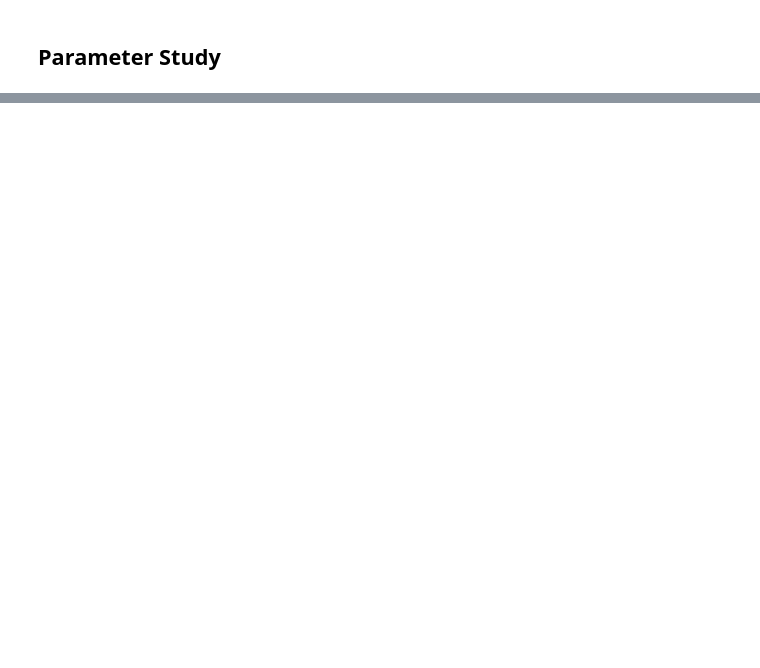
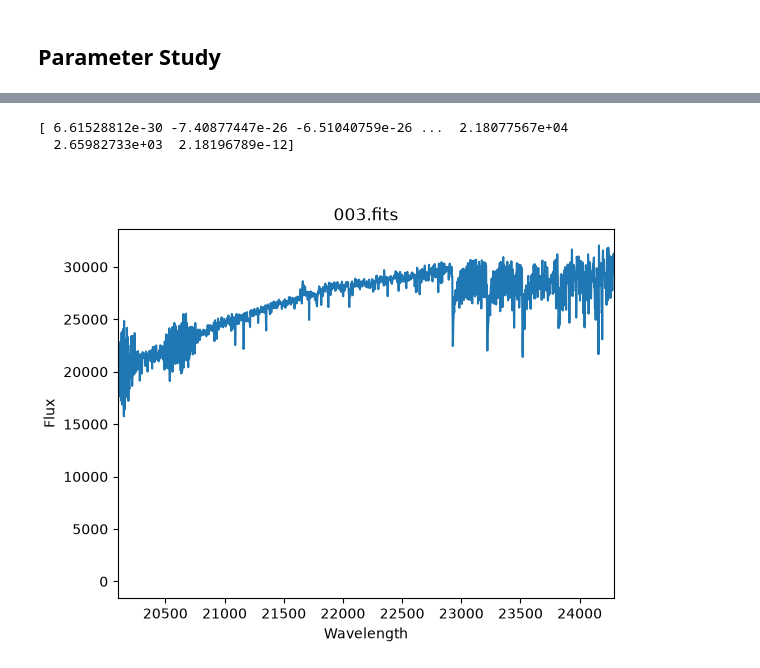
Before and after one commit to Keshavj-07/first_proj, a Jupyter notebook: scripts/NSC.ipynb, the cells around one changed output, grey strips where cells are left out. Cells and saved outputs as stored; diff of their text form; code cells hidden in the pictures; blank space fills up the shorter version.

```diff
--- a/scripts/NSC.ipynb
+++ b/scripts/NSC.ipynb
@@ -333,0 +312,9 @@ Coefficients [a0, a1, a2, a3, a4]: [ 1.15918311e+07 -2.08842097e+03  1.40736471e
+# %%
+name003 = '../data/nifs_spectra_2015/NE_1/NE_1_003.fits'
+hdulist003 = fits.open(name003)
+header003 = hdulist003[0].header
+print(repr(header003))
+pixels003 = np.arange(1,header003['NAXIS1']+1)
+print(pixels003)
+wavelength003 = (header003['CRVAL1'] + (pixels003 - header003['CRPIX1']) * header003['CD1_1'])*u.AA
+print(wavelength003)
@@ -333,0 +342,13 @@ Coefficients [a0, a1, a2, a3, a4]: [ 1.15918311e+07 -2.08842097e+03  1.40736471e
+# %%
+plt.figure()
+plt.plot(wavelength003, hdulist003[0].data)
+print(hdulist003[0].data)
+plt.xlabel("Wavelength")
+plt.ylabel("Flux")
+plt.title("003.fits")
+plt.xlim(20100, 24290)
+plt.show()
+# %% [output]
+[ 6.61528812e-30 -7.40877447e-26 -6.51040759e-26 ...  2.18077567e+04
+  2.65982733e+03  2.18196789e-12]
+[figure, added]
```
Also changed, not shown: parts of 28 cells of this notebook, 2 other files.
